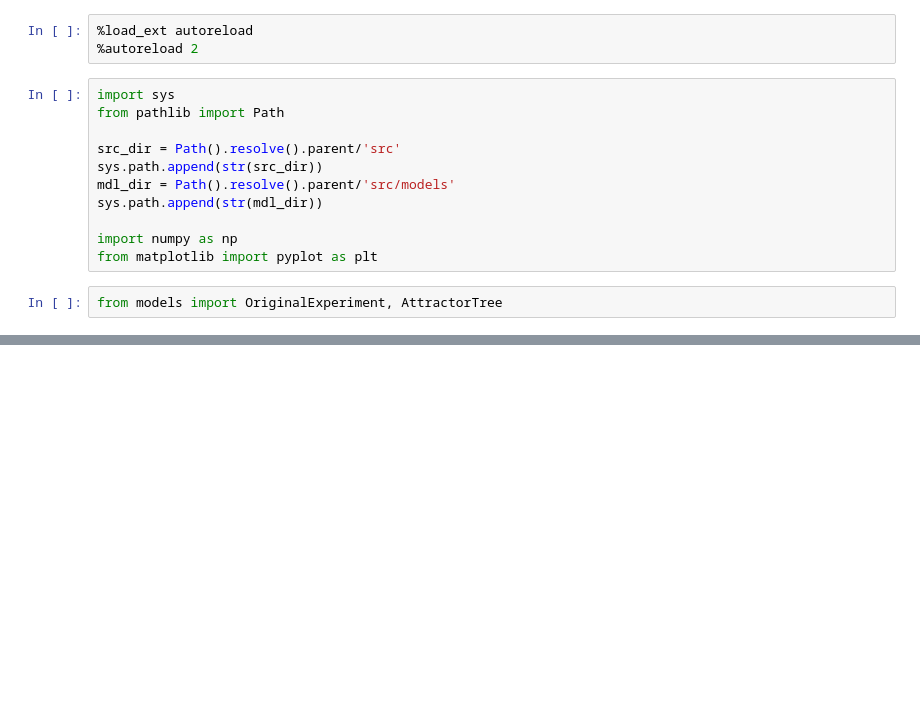
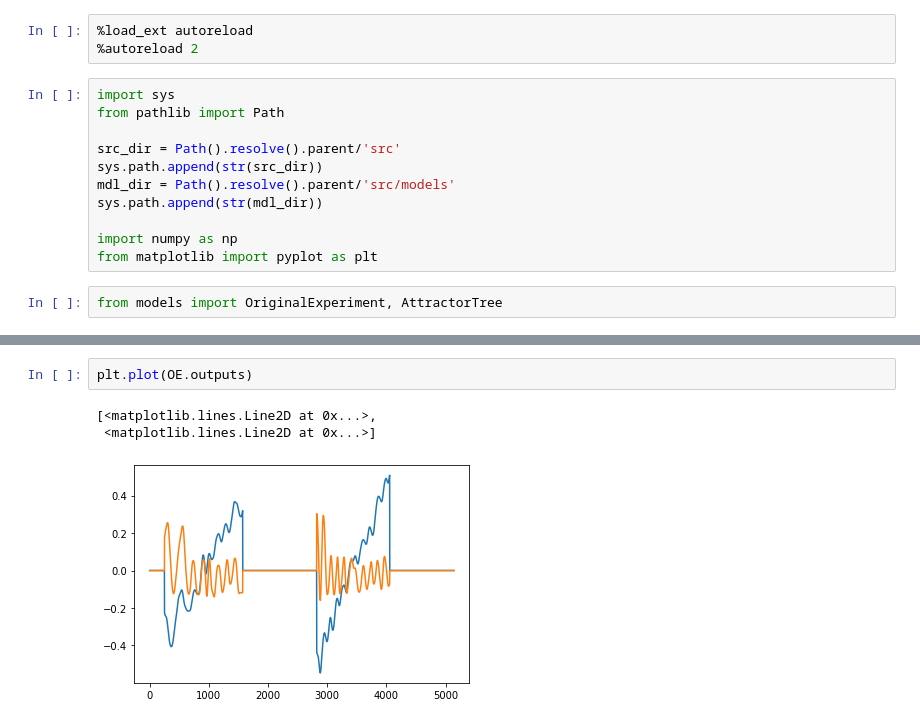
Before and after one commit to Don1Choume/innatetree, a Jupyter notebook: notebooks/TrainTest.ipynb, the cells around one changed output, grey strips where cells are left out. Cells and saved outputs as stored; diff of their text form; blank space fills up the shorter version.

```diff
--- a/notebooks/TrainTest.ipynb
+++ b/notebooks/TrainTest.ipynb
@@ -33,0 +55,6 @@ plt.plot(y)
+# %%
+plt.plot(OE.outputs)
+# %% [output]
+[<matplotlib.lines.Line2D at 0x...>,
+ <matplotlib.lines.Line2D at 0x...>]
+[figure, added]
```
Also changed, not shown: parts of 9 cells of this notebook, 4 other files.
